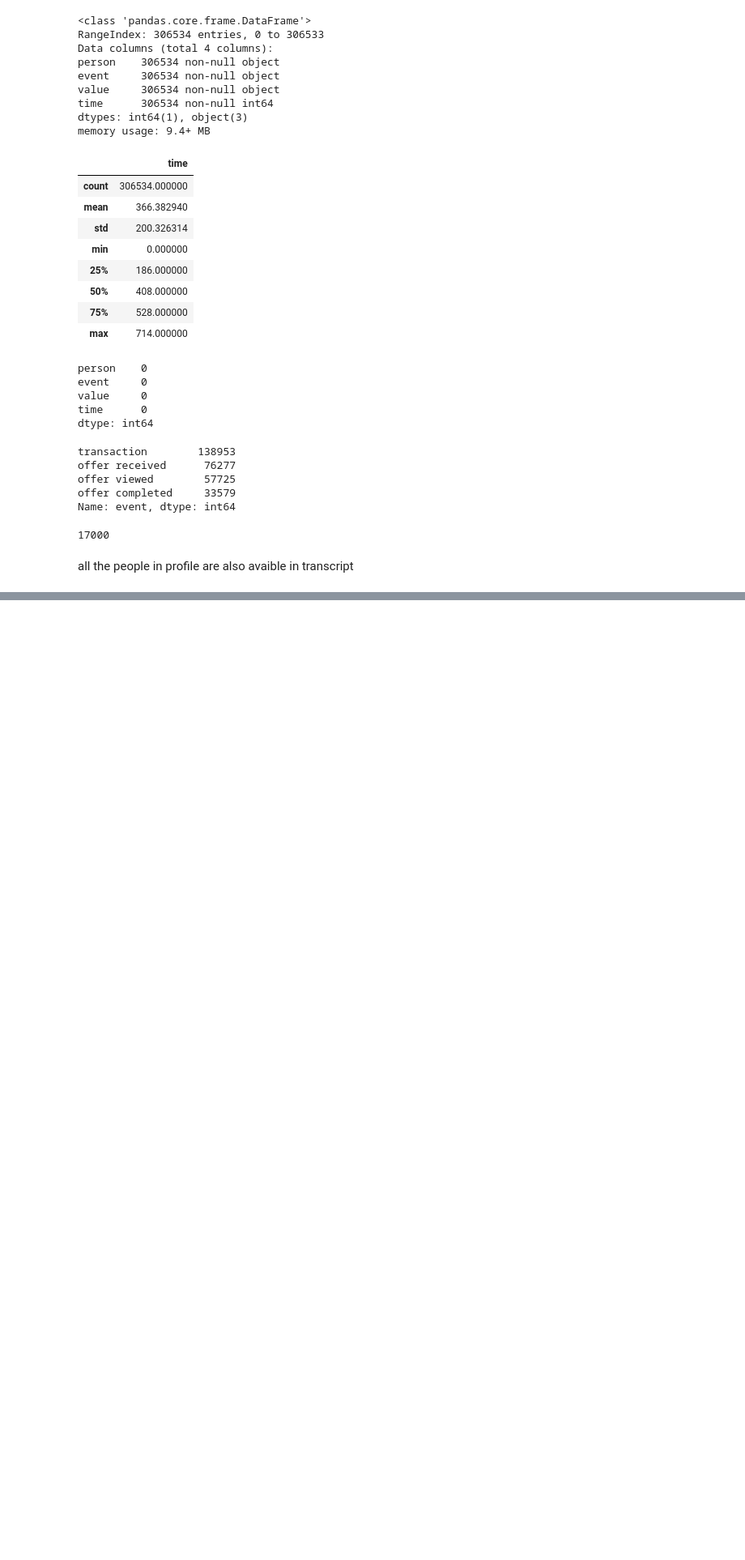
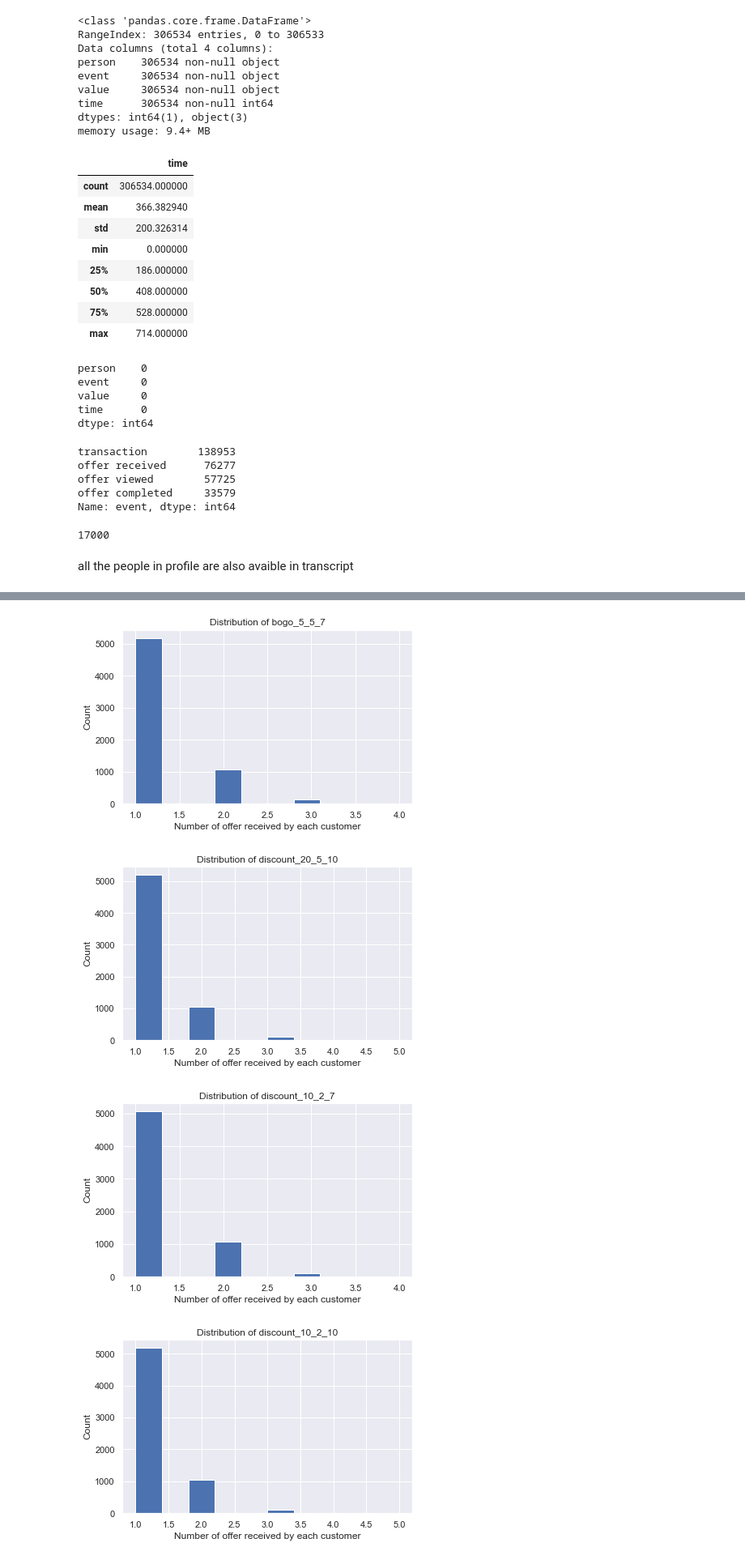
Before and after one commit to python-jike/Python-Data-Sciences, a Jupyter notebook: Starbucks.ipynb, the cells around one changed output, grey strips where cells are left out. Shown: that part at 81% size. Cells and saved outputs as stored; diff of their text form; code cells hidden in the pictures; blank space fills up the shorter version.

```diff
--- a/Starbucks.ipynb
+++ b/Starbucks.ipynb
@@ -327,0 +429,13 @@ all the people in profile are also avaible in transcript
+# %%
+for offer_name in received.name.unique():
+    received[received.name == offer_name]['person'].value_counts().hist()
+    plt.title("Distribution of " + offer_name)
+    plt.xlabel("Number of offer received by each customer")
+    plt.ylabel("Count")
+    plt.tight_layout()
+    plt.show()
+# %% [output]
+[figure, added]
+[figure, added]
+[figure, added]
+[figure, added]
```
Also changed, not shown: parts of 38 cells of this notebook, 4 other files.
